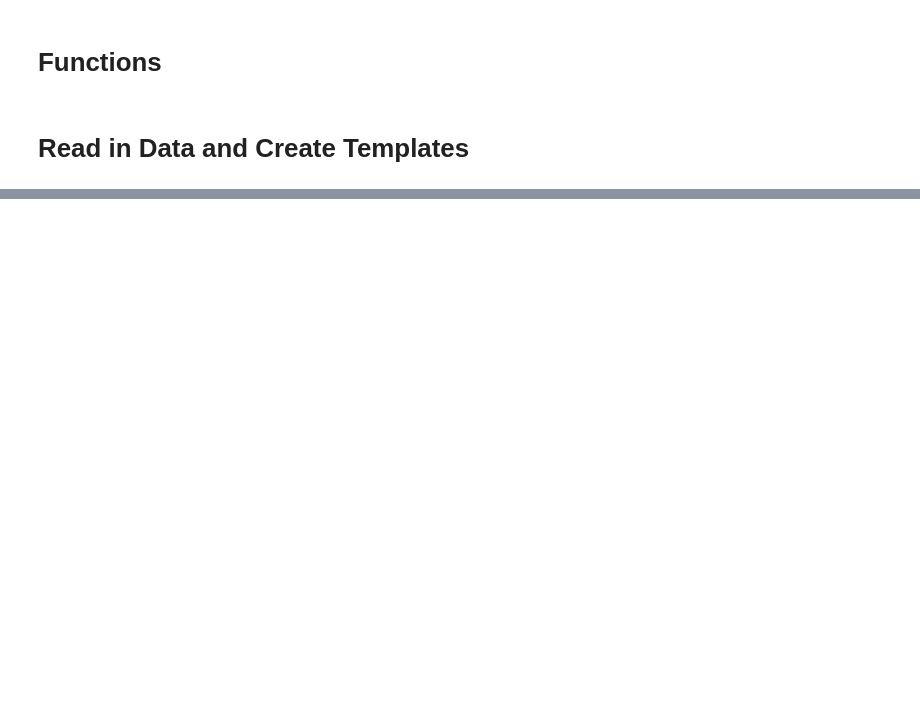
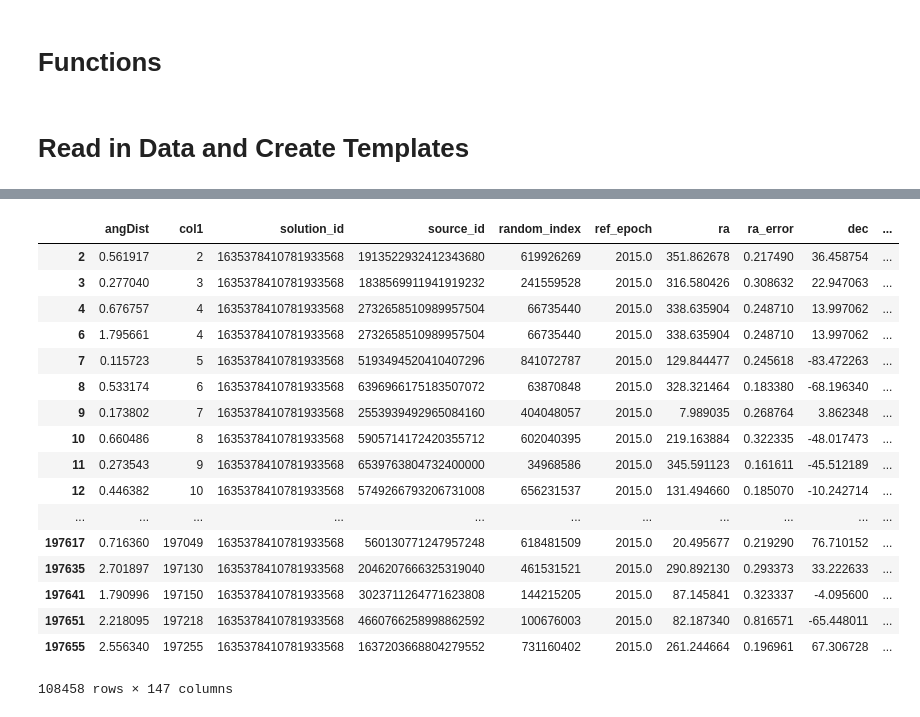
Before and after one commit to leemundy/GAIA, a Jupyter notebook: Work-Areas/rpopescu/notebook/Templates2.ipynb, the cells around one changed output, grey strips where cells are left out. Drawn from its saved outputs; the diff is of its cells as text; code cells hidden in the pictures; blank space fills up the shorter version.

```diff
--- a/Work-Areas/rpopescu/notebook/Templates2.ipynb
+++ b/Work-Areas/rpopescu/notebook/Templates2.ipynb
@@ -219,0 +333,21 @@ CreateTemplates(color,colors,wvl,wvl2,Vmags,Bmags,Gmags,Jmags,Hmags,Kmags,umags,
+# %%
+t[t['main_type'].str.contains('Star',na=False)]
+# %% [output]
+|  | angDist | col1 | solution_id | source_id | random_index | ref_epoch | ra | ra_error | dec | ... |
+| 2 | 0.561917 | 2 | 1635378410781933568 | 1913522932412343680 | 619926269 | 2015.0 | 351.862678 | 0.217490 | 36.458754 | ... |
+| 3 | 0.277040 | 3 | 1635378410781933568 | 1838569911941919232 | 241559528 | 2015.0 | 316.580426 | 0.308632 | 22.947063 | ... |
+| 4 | 0.676757 | 4 | 1635378410781933568 | 2732658510989957504 | 66735440 | 2015.0 | 338.635904 | 0.248710 | 13.997062 | ... |
+| 6 | 1.795661 | 4 | 1635378410781933568 | 2732658510989957504 | 66735440 | 2015.0 | 338.635904 | 0.248710 | 13.997062 | ... |
+| 7 | 0.115723 | 5 | 1635378410781933568 | 5193494520410407296 | 841072787 | 2015.0 | 129.844477 | 0.245618 | -83.472263 | ... |
+| 8 | 0.533174 | 6 | 1635378410781933568 | 6396966175183507072 | 63870848 | 2015.0 | 328.321464 | 0.183380 | -68.196340 | ... |
+| 9 | 0.173802 | 7 | 1635378410781933568 | 2553939492965084160 | 404048057 | 2015.0 | 7.989035 | 0.268764 | 3.862348 | ... |
+| 10 | 0.660486 | 8 | 1635378410781933568 | 5905714172420355712 | 602040395 | 2015.0 | 219.163884 | 0.322335 | -48.017473 | ... |
+| 11 | 0.273543 | 9 | 1635378410781933568 | 6539763804732400000 | 34968586 | 2015.0 | 345.591123 | 0.161611 | -45.512189 | ... |
+| 12 | 0.446382 | 10 | 1635378410781933568 | 5749266793206731008 | 656231537 | 2015.0 | 131.494660 | 0.185070 | -10.242714 | ... |
+| ... | ... | ... | ... | ... | ... | ... | ... | ... | ... | ... |
+| 197617 | 0.716360 | 197049 | 1635378410781933568 | 560130771247957248 | 618481509 | 2015.0 | 20.495677 | 0.219290 | 76.710152 | ... |
+| 197635 | 2.701897 | 197130 | 1635378410781933568 | 2046207666325319040 | 461531521 | 2015.0 | 290.892130 | 0.293373 | 33.222633 | ... |
+| 197641 | 1.790996 | 197150 | 1635378410781933568 | 3023711264771623808 | 144215205 | 2015.0 | 87.145841 | 0.323337 | -4.095600 | ... |
+| 197651 | 2.218095 | 197218 | 1635378410781933568 | 4660766258998862592 | 100676003 | 2015.0 | 82.187340 | 0.816571 | -65.448011 | ... |
+| 197655 | 2.556340 | 197255 | 1635378410781933568 | 1637203668804279552 | 731160402 | 2015.0 | 261.244664 | 0.196961 | 67.306728 | ... |
+108458 rows × 147 columns
```
Also changed, not shown: parts of 12 cells of this notebook.
